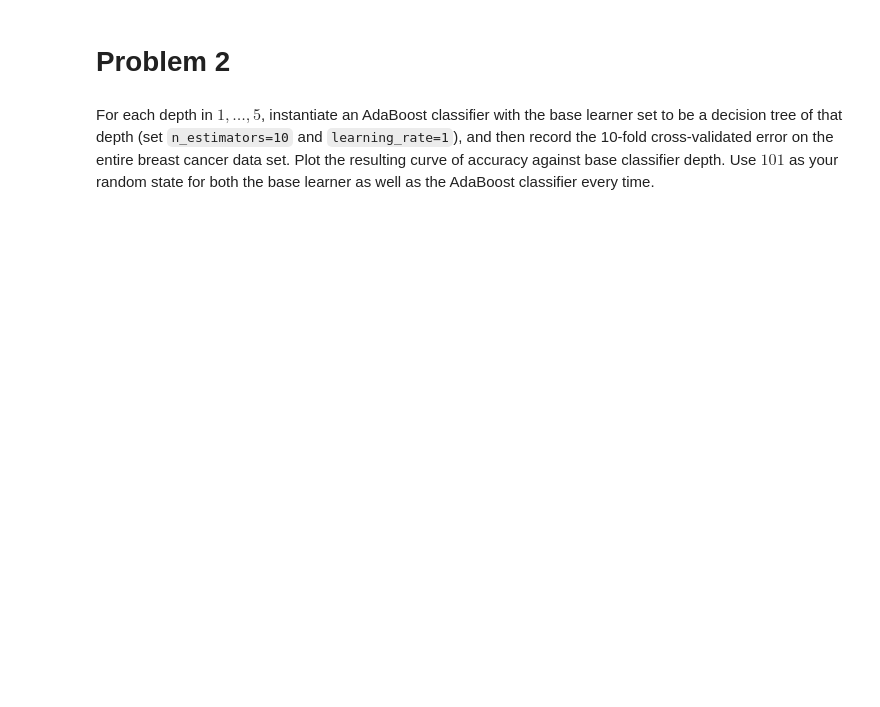
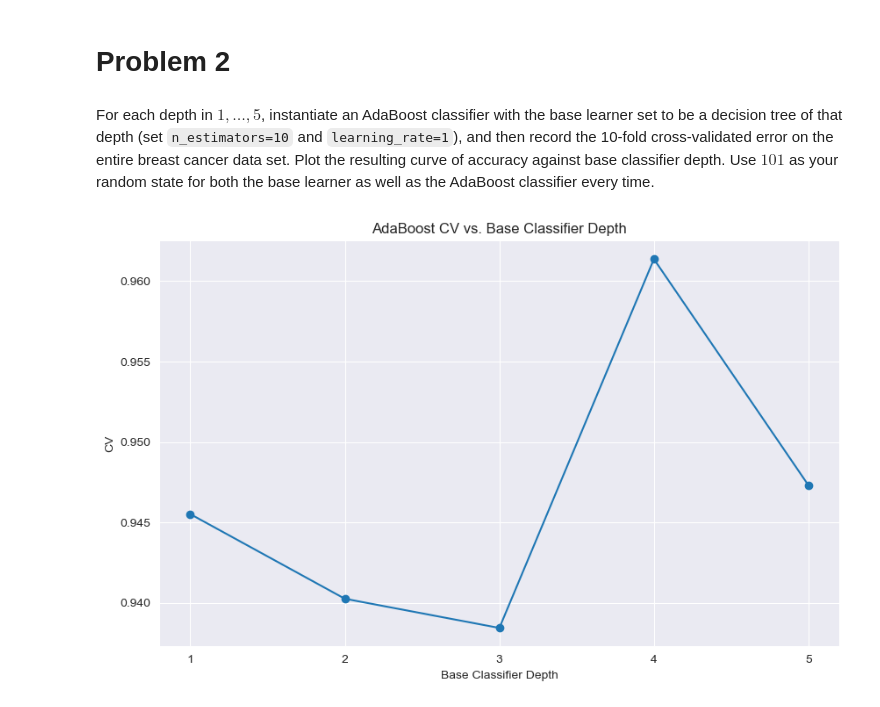
Before and after one commit to D-Becks/DSC_391L_Machine_Learning, a Jupyter notebook: Homework_2/hw2_programming_base_notebook.ipynb, the cells around one changed output. Cells and saved outputs as stored; diff of their text form; code cells hidden in the pictures; blank space fills up the shorter version.

```diff
--- a/Homework_2/hw2_programming_base_notebook.ipynb
+++ b/Homework_2/hw2_programming_base_notebook.ipynb
@@ -357,3 +362,40 @@ from sklearn import datasets
 cancer = datasets.load_breast_cancer()
 # %% [markdown]
 For each depth in $1, \dots, 5$, instantiate an AdaBoost classifier with the base learner set to be a decision tree of that depth (set `n_estimators=10` and `learning_rate=1`), and then record the 10-fold cross-validated error on the entire breast cancer data set. Plot the resulting curve of accuracy against base classifier depth. Use $101$ as your random state for both the base learner as well as the AdaBoost classifier every time.
+# %%
+# Load the breast cancer dataset
+X, y = cancer.data, cancer.target
+
+# Set the parameters
+depths = range(1, 6)
+n_estimators = 10
+learning_rate = 1
+random_state = 101
+
+# Record the cross-validated errors
+errors = []
+
+for depth in depths:
+    # Instantiate the base learner and AdaBoost classifier
+    base_learner = DecisionTreeClassifier(max_depth=depth, random_state=random_state)
+    ada_boost = AdaBoostClassifier(base_estimator=base_learner, n_estimators=n_estimators, learning_rate=learning_rate, random_state=random_state)
+
+    # Perform 10-fold cross-validation
+    scores = cross_val_score(ada_boost, X, y, cv=10, scoring='accuracy')
+
+    # Calculate the error as 1 - accuracy
+    # error = 1 - scores.mean()
+    error = scores.mean()
+    errors.append(error)
+
+# Plot the results
+plt.figure(figsize=(10, 6))
+plt.plot(depths, errors, marker='o')
+plt.xlabel('Base Classifier Depth')
+plt.ylabel('CV')
+plt.title('AdaBoost CV vs. Base Classifier Depth')
+plt.xticks(depths)
+plt.grid(True)
+plt.show()
+# %% [output]
+[figure, added]
```
Also changed, not shown: parts of 8 cells of this notebook.
